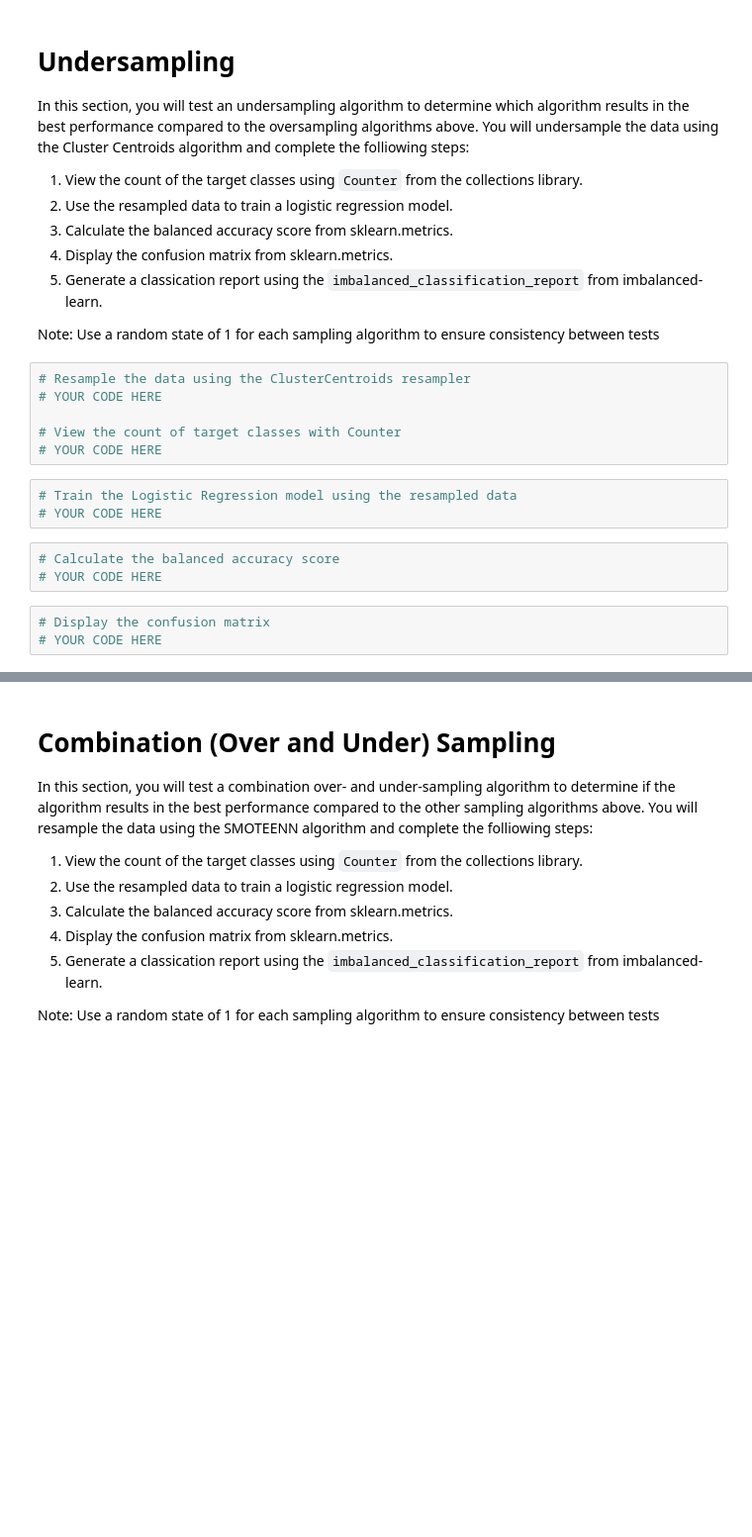
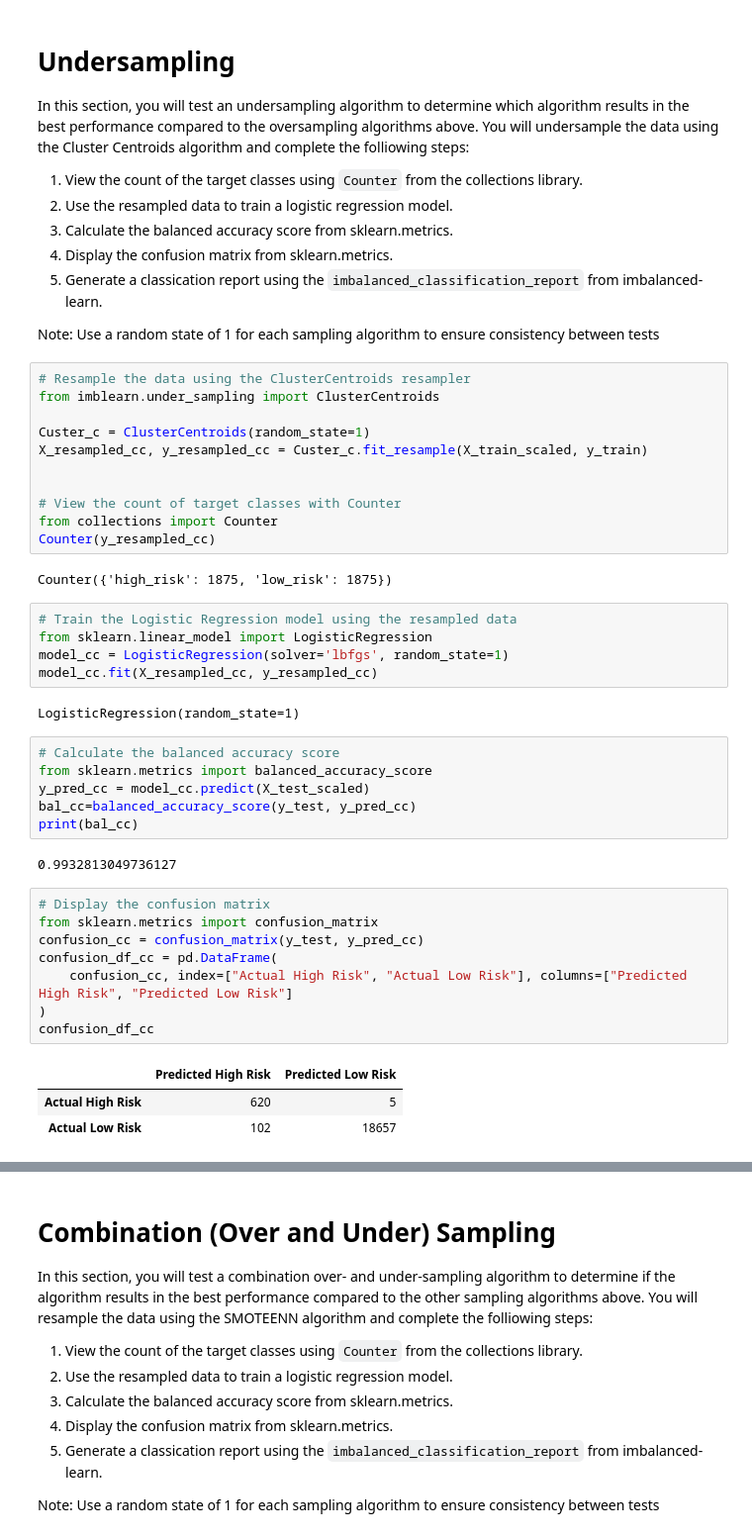
Before and after one commit to globalproweb/Risky-Business, a Jupyter notebook: Starter_Code/credit_risk_resampling.ipynb, the cells around one changed output, grey strips where cells are left out. Shown at 99% size. Drawn from its saved outputs; the diff is of its cells as text; blank space fills up the shorter version.

```diff
--- a/Starter_Code/credit_risk_resampling.ipynb
+++ b/Starter_Code/credit_risk_resampling.ipynb
@@ -268,18 +274,43 @@ In this section, you will test an undersampling algorithm to determine which alg
 Note: Use a random state of 1 for each sampling algorithm to ensure consistency between tests
 # %%
 # Resample the data using the ClusterCentroids resampler
-# YOUR CODE HERE
+from imblearn.under_sampling import ClusterCentroids
+
+Custer_c = ClusterCentroids(random_state=1)
+X_resampled_cc, y_resampled_cc = Custer_c.fit_resample(X_train_scaled, y_train)
+
 
 # View the count of target classes with Counter
-# YOUR CODE HERE
+from collections import Counter
+Counter(y_resampled_cc)
+# %% [output]
+Counter({'high_risk': 1875, 'low_risk': 1875})
 # %%
 # Train the Logistic Regression model using the resampled data
-# YOUR CODE HERE
+from sklearn.linear_model import LogisticRegression
+model_cc = LogisticRegression(solver='lbfgs', random_state=1)
+model_cc.fit(X_resampled_cc, y_resampled_cc)
+# %% [output]
+LogisticRegression(random_state=1)
-# %%
-# Calculate the balanced accuracy score
-# YOUR CODE HERE
-# %%
-# Display the confusion matrix
-# YOUR CODE HERE
+# %%
+# Calculate the balanced accuracy score
+from sklearn.metrics import balanced_accuracy_score
+y_pred_cc = model_cc.predict(X_test_scaled)
+bal_cc=balanced_accuracy_score(y_test, y_pred_cc)
+print(bal_cc)
+# %% [output]
+0.9932813049736127
+# %%
+# Display the confusion matrix
+from sklearn.metrics import confusion_matrix
+confusion_cc = confusion_matrix(y_test, y_pred_cc)
+confusion_df_cc = pd.DataFrame(
+    confusion_cc, index=["Actual High Risk", "Actual Low Risk"], columns=["Predicted High Risk", "Predicted Low Risk"]
+)
+confusion_df_cc
+# %% [output]
+|  | Predicted High Risk | Predicted Low Risk |
+| Actual High Risk | 620 | 5 |
+| Actual Low Risk | 102 | 18657 |
 # %%
 # Print the imbalanced classification report
```
Also changed, not shown: parts of 19 cells of this notebook, 8 other files.
